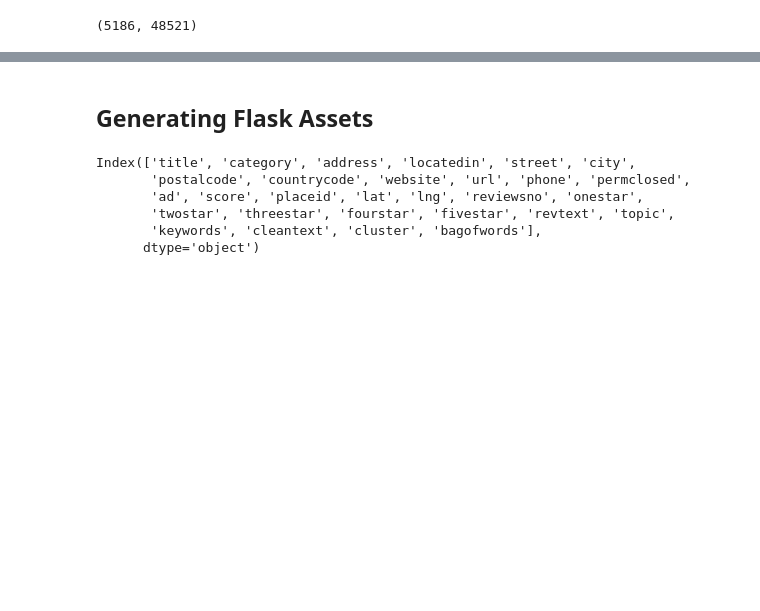
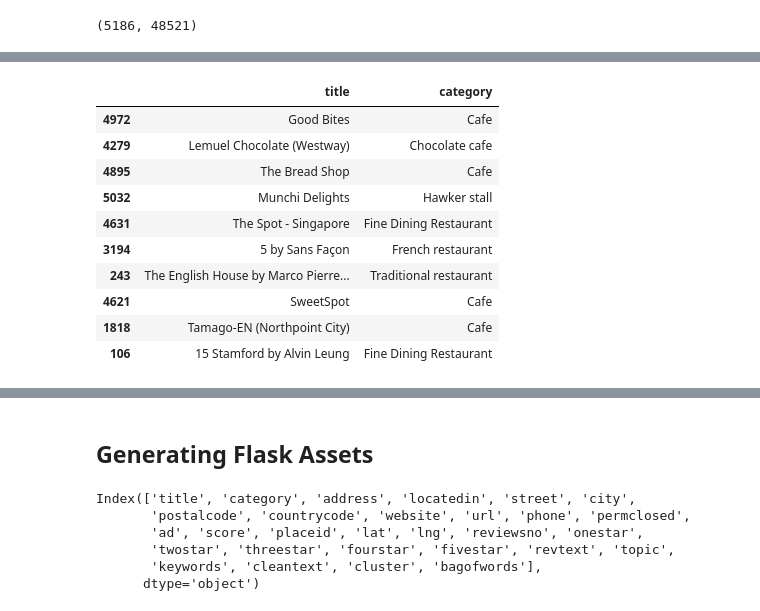
Before and after one commit to kunwon/capstone, a Jupyter notebook: code/04_recommender_model.ipynb, the cells around one changed output, grey strips where cells are left out. Cells and saved outputs as stored; diff of their text form; code cells hidden in the pictures; blank space fills up the shorter version.

```diff
--- a/code/04_recommender_model.ipynb
+++ b/code/04_recommender_model.ipynb
@@ -133,13 +162,17 @@ findplaceid('tian tian')
 # %%
 def recommend(placeids, cluster='NA', cosine_sim = cosine_sim):
-
+    """
+    Inputs: List of placeids, cluster number, and cosine similarity matrix
+    Outputs: Dataframe of restaurants similar to the input restaurant
+    """
+    # Getting index of placeids
     placeids = [rec[rec['placeid'] == i].index[0] for i in placeids]
-
+    # Extracting cosine similarity series for each placeid and averaging them
     cosine_sim_series = pd.Series(np.empty(cosine_sim[0].shape))
     for i in placeids:
         cosine_sim_series += pd.Series(cosine_sim[i])
     cosine_sim_series = cosine_sim_series/len(placeids)
-
+    #
     cos_series = pd.Series(cosine_sim_series).sort_values(ascending=False)
 
     top_50_indexes = list(cos_series.iloc[len(placeids):51].index)
@@ -166,0 +232,14 @@ recommend(['ChIJb1LlsMwb2jERpGJ4o_DFlzU'])
+# %%
+recommend(['ChIJi4FZgx492jERofzb26AVA3U'])[['title', 'category']]
+# %% [output]
+|  | title | category |
+| 4972 | Good Bites | Cafe |
+| 4279 | Lemuel Chocolate (Westway) | Chocolate cafe |
+| 4895 | The Bread Shop | Cafe |
+| 5032 | Munchi Delights | Hawker stall |
+| 4631 | The Spot - Singapore | Fine Dining Restaurant |
+| 3194 | 5 by Sans Façon | French restaurant |
+| 243 | The English House by Marco Pierre... | Traditional restaurant |
+| 4621 | SweetSpot | Cafe |
+| 1818 | Tamago-EN (Northpoint City) | Cafe |
+| 106 | 15 Stamford by Alvin Leung | Fine Dining Restaurant |
```
Also changed, not shown: parts of 33 cells of this notebook, 40 other files.
